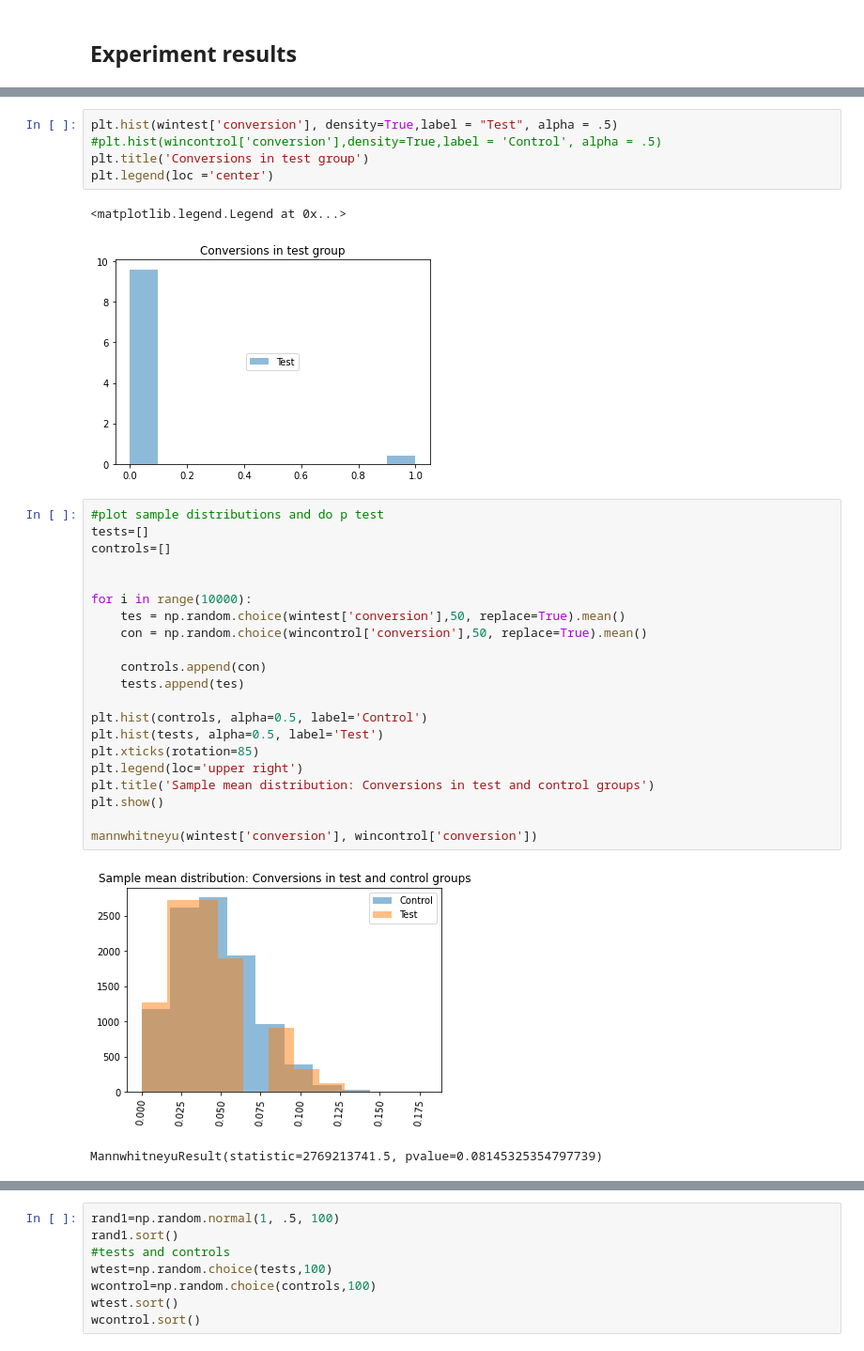
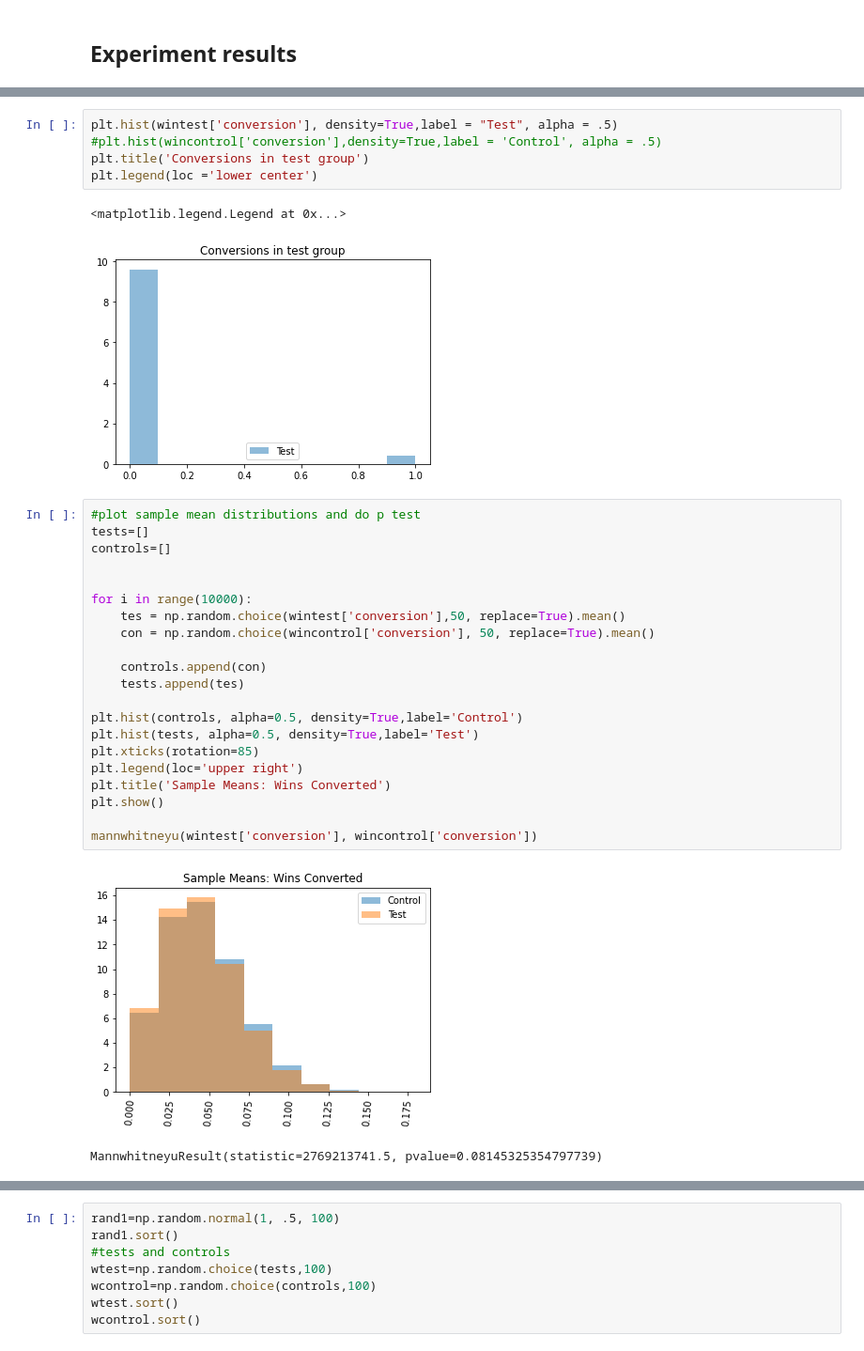
Before and after one commit to maymag/ab, a Jupyter notebook: AB.ipynb, the cells around one changed output, grey strips where cells are left out. Shown: that part at 94% size. Cells and saved outputs as stored; diff of their text form.

```diff
--- a/AB.ipynb
+++ b/AB.ipynb
@@ -179,31 +209,31 @@ plt.legend(loc ='center')
 plt.hist(wintest['conversion'], density=True,label = "Test", alpha = .5)
 #plt.hist(wincontrol['conversion'],density=True,label = 'Control', alpha = .5)
 plt.title('Conversions in test group')
-plt.legend(loc ='center')
+plt.legend(loc ='lower center')
 # %% [output]
 <matplotlib.legend.Legend at 0x...>
-[figure, old version]
+[figure, new version]
 # %%
-#plot sample distributions and do p test
+#plot sample mean distributions and do p test
 tests=[]
 controls=[]
 
 
 for i in range(10000):
     tes = np.random.choice(wintest['conversion'],50, replace=True).mean()
-    con = np.random.choice(wincontrol['conversion'],50, replace=True).mean()
+    con = np.random.choice(wincontrol['conversion'], 50, replace=True).mean()
 
     controls.append(con)
     tests.append(tes)
 
-plt.hist(controls, alpha=0.5, label='Control')
-plt.hist(tests, alpha=0.5, label='Test')
+plt.hist(controls, alpha=0.5, density=True,label='Control')
+plt.hist(tests, alpha=0.5, density=True,label='Test')
 plt.xticks(rotation=85)
 plt.legend(loc='upper right')
-plt.title('Sample mean distribution: Conversions in test and control groups')
+plt.title('Sample Means: Wins Converted')
 plt.show()
 
 mannwhitneyu(wintest['conversion'], wincontrol['conversion'])
 # %% [output]
-[figure, old version]
+[figure, new version]
 MannwhitneyuResult(statistic=2769213741.5, pvalue=0.08145325354797739)
```
Also changed, not shown: parts of 43 cells of this notebook, 3 other files.
